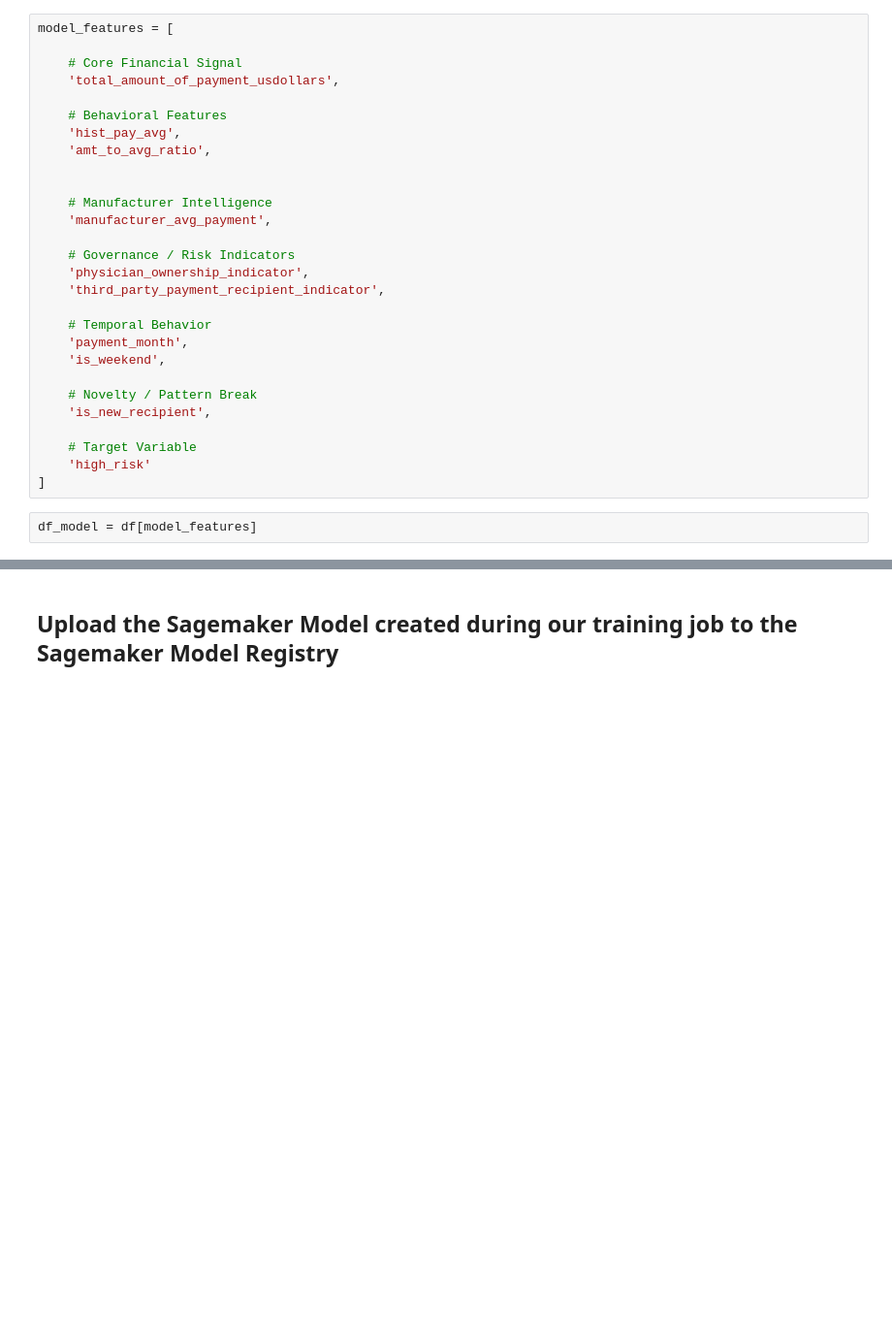
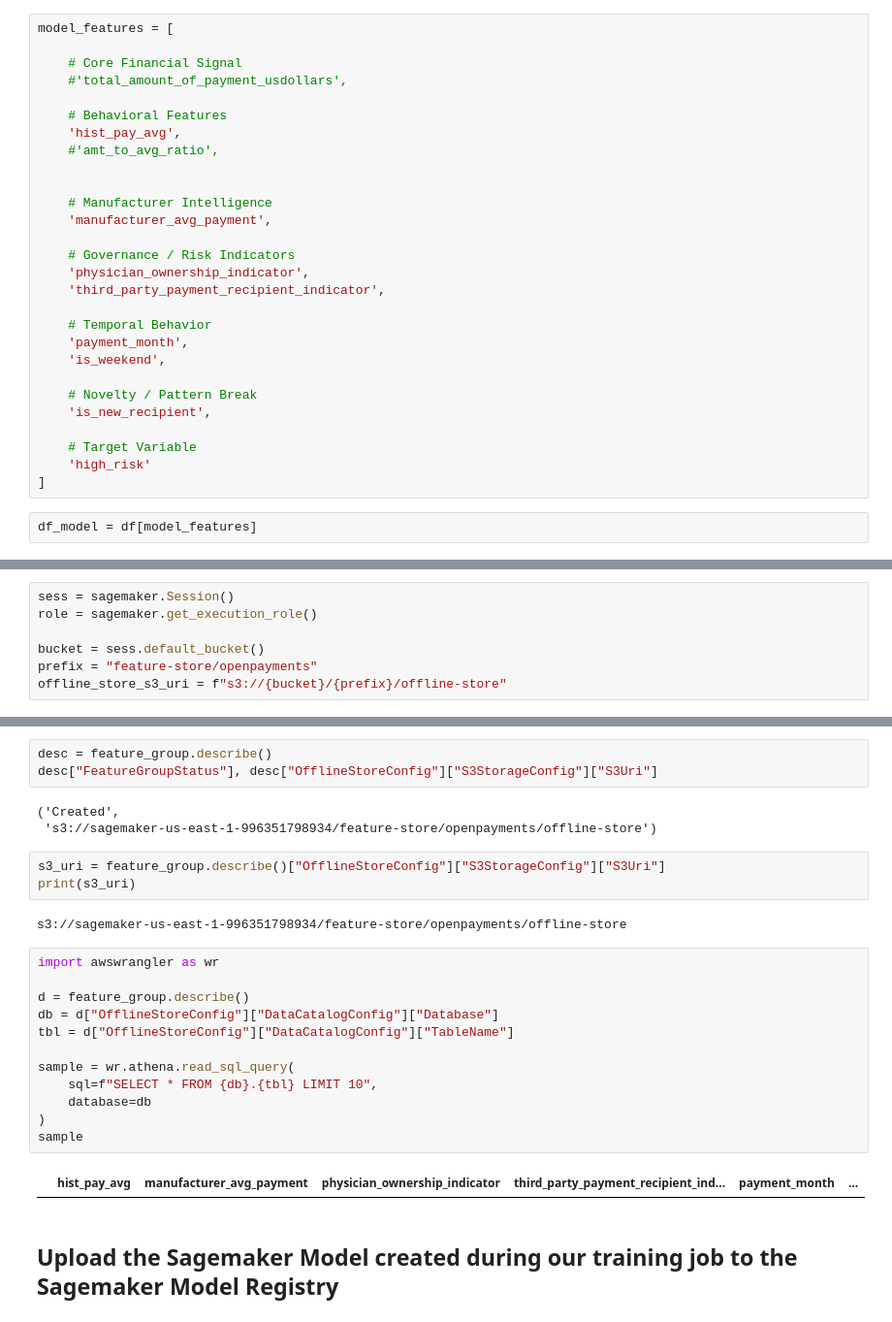
Before and after one commit to swapnilprakashpatil/aai540_3proj, a Jupyter notebook: notebooks/03_XGBoost_model.ipynb, the cells around one changed output, grey strips where cells are left out. Shown at 97% size. Saved outputs shown, nothing was run; the diff lists cells and outputs as text; blank space fills up the shorter version.

```diff
--- a/notebooks/03_XGBoost_model.ipynb
+++ b/notebooks/03_XGBoost_model.ipynb
@@ -306,11 +319,11 @@ df["high_risk"] = (
 model_features = [
 
     # Core Financial Signal
-    'total_amount_of_payment_usdollars',
+    #'total_amount_of_payment_usdollars',
 
     # Behavioral Features
     'hist_pay_avg',
-    'amt_to_avg_ratio',
+    #'amt_to_avg_ratio',
 
 
     # Manufacturer Intelligence
@@ -695,0 +542,7 @@ create_model(role=role, image_uri=XGBOOST_IMAGE)In summary, we can use newly int
+# %%
+sess = sagemaker.Session()
+role = sagemaker.get_execution_role()
+
+bucket = sess.default_bucket()
+prefix = "feature-store/openpayments"
+offline_store_s3_uri = f"s3://{bucket}/{prefix}/offline-store"
@@ -696,2 +646,27 @@ create_model(role=role, image_uri=XGBOOST_IMAGE)In summary, we can use newly int
+# %%
+desc = feature_group.describe()
+desc["FeatureGroupStatus"], desc["OfflineStoreConfig"]["S3StorageConfig"]["S3Uri"]
+# %% [output]
+('Created',
+ 's3://sagemaker-us-east-1-996351798934/feature-store/openpayments/offline-store')
+# %%
+s3_uri = feature_group.describe()["OfflineStoreConfig"]["S3StorageConfig"]["S3Uri"]
+print(s3_uri)
+# %% [output]
+s3://sagemaker-us-east-1-996351798934/feature-store/openpayments/offline-store
+# %%
+import awswrangler as wr
+
+d = feature_group.describe()
+db = d["OfflineStoreConfig"]["DataCatalogConfig"]["Database"]
+tbl = d["OfflineStoreConfig"]["DataCatalogConfig"]["TableName"]
+
+sample = wr.athena.read_sql_query(
+    sql=f"SELECT * FROM {db}.{tbl} LIMIT 10",
+    database=db
+)
+sample
+# %% [output]
+|  | hist_pay_avg | manufacturer_avg_payment | physician_ownership_indicator | third_party_payment_recipient_ind... | payment_month | ... |
 # %% [markdown]
 ## Upload the Sagemaker Model created during our training job to the Sagemaker Model Registry
```
Also changed, not shown: parts of 71 cells of this notebook.
